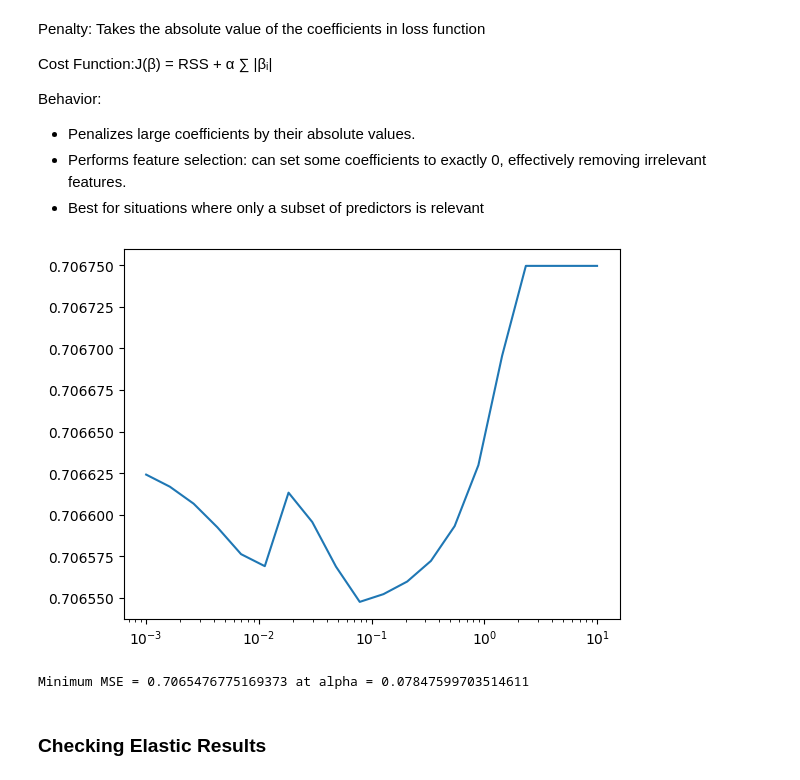
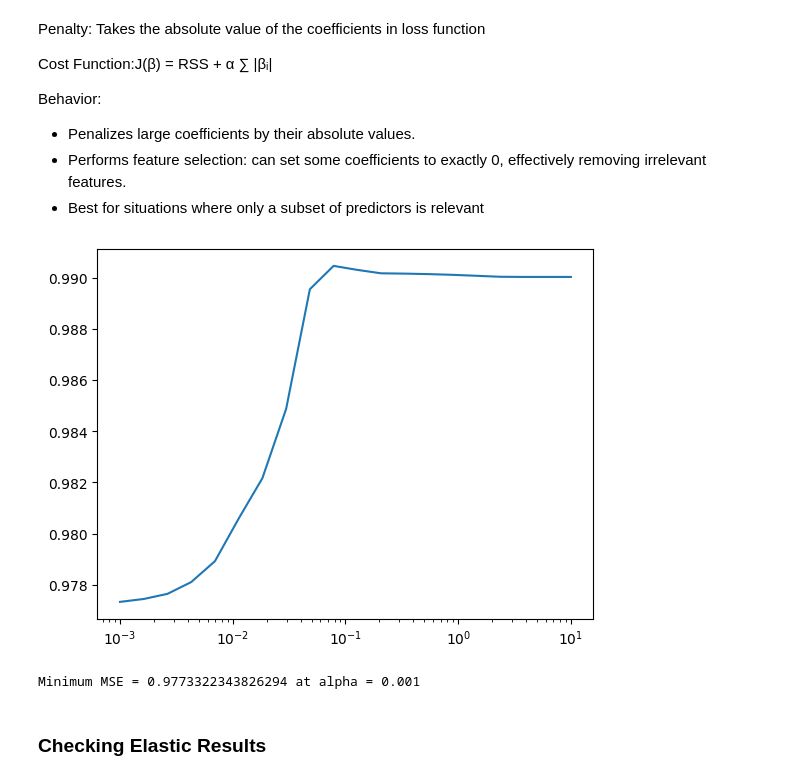
Before and after one commit to nkenny160/ecen-520-final-project, a Jupyter notebook: Jane_Street_Merge.ipynb, the cells around one changed output. Saved outputs shown, nothing was run; the diff lists cells and outputs as text; code cells hidden in the pictures.

```diff
--- a/Jane_Street_Merge.ipynb
+++ b/Jane_Street_Merge.ipynb
@@ -192,6 +174,6 @@ The code uses lists: dropped columns, filled columns, and percent filled. These
 # %%
 # The % threshold of missing values for a given symbol_ID group at which to delete a feature from the whole df.
-percentage_threshold = 10.0
+percentage_threshold = 5
 
 # The processed_groups dataframe is used to store the changes for a given symbol ID.
 processed_groups = pd.DataFrame(columns = ['Symbol ID', 'Dropped Columns', 'Filled Columns', '% Filled'])
@@ -214,17 +196,15 @@ for symbol_id, group in df.groupby('symbol_id'):
 
         # if the feature is empty or the % threshold of missing rows is exceeded --> delete the feature from the df
         if empty_rows == total_rows or empty_rows_percentage >= percentage_threshold:
-            df = df.drop(columns=feature)
-            dropped_columns.append(feature)
+            if feature in df.columns:
+                df = df.drop(columns=feature)
+                dropped_columns.append(feature)
 
 
-        # Forward-fill and backward-fill missing values if lower than threshold and empty rows exist
-        elif empty_rows > 0:
+        elif empty_rows > 0:      # Forward-fill and backward-fill missing values if lower than threshold and empty rows exist
             df.loc[group.index,feature] = group[feature].ffill().bfill()
             filled_columns.append(feature)
             percent_filled.append(empty_rows_percentage)
-
-
 
     # Check if there is data to add to the df for a given symbol_id group
     if dropped_columns or filled_columns or percent_filled:
@@ -236,7 +216,9 @@ for symbol_id, group in df.groupby('symbol_id'):
         })
     processed_groups = pd.concat([processed_groups, new_row], ignore_index=True)
 
-
+remaining_null_columns = df.columns[df.isnull().any()]
+print("Columns with remaining NaNs after ffill and bfill:", remaining_null_columns)
+df = df.drop(columns=remaining_null_columns)
 
 
 # print(processed_groups)
@@ -338,14 +378,13 @@ with pd.option_context('display.max_rows', None, 'display.max_columns', None):
 # %%
-from sklearn.decomposition import PCA
 
-# Number of principal components to initially calculate from a symbol_id's feature set
-n = 3
+# # Number of principal components to initially calculate from a symbol_id's feature set
+# n = 3
 
-for symbol_id, group in df.groupby('symbol_id'):
-    pca = PCA(n_components = n)
-    pca_data_cols = pca.fit_transform(group[df_feature_cols])
-    df.loc[group.index, [f'PCA_{i}' for i in range(1,n+1)]] = pca_data_cols
+# for symbol_id, group in df.groupby('symbol_id'):
+#     pca = PCA(n_components = n)
+#     pca_data_cols = pca.fit_transform(group[df_feature_cols])
+#     df.loc[group.index, [f'PCA_{i}' for i in range(1,n+1)]] = pca_data_cols
 
-df = df.drop(columns = df_feature_cols)
+# df = df.drop(columns = df_feature_cols)
 
-df.head()
+# df.head()
@@ -492,7 +523,7 @@ Our final features are:
 # %%
 TEMPORAL_FEATURES = ['date_id', 'time_id']
 
-MARKET_FEATURES = [f'PCA_{i}' for i in range(1,n+1)]
+MARKET_FEATURES = [f'PCA_{i}' for i in range(1,i+1)]
 
 SYMBOL_FEATURES = [f'symbol_id_{i}' for i in range(max_symbol_id) if f'symbol_id_{i}' in df.columns]
 # %%
@@ -546,11 +574,11 @@ ridge_mse = []
 # Ridge Regression
 # Typical values of alpha are 0.01 to 10,000
 # 20 alpha values from 0.01 to 10000 in logarithmic scaling
-alpha_counter = np.logspace(-2, 4, 20)
+alpha_counter = np.logspace(-2, 4, 50)
 
 
 for a in alpha_counter:
-    ridge = Ridge(alpha=a)
+    ridge = Ridge(alpha=a, random_state=42)
     ridge.fit(train_x, train_y)
     ridge_y_pred = ridge.predict(test_x)
     ridge_mse.append(mean_squared_error(test_y, ridge_y_pred))
@@ -585,30 +623,30 @@ Behavior:
 - Best for situations where only a subset of predictors is relevant
 # %%
 lasso_mse = []
-Lalpha_counter = np.logspace(-3, 1, 20)
+Lalpha_counter = np.logspace(-3, 1, 40)
 
 
 for a in Lalpha_counter:
-    lasso = Lasso(alpha=a)
+    lasso = Lasso(alpha=a, random_state=42)
     lasso.fit(train_x, train_y)
     lasso_y_pred = lasso.predict(test_x)
     lasso_mse.append(mean_squared_error(test_y, lasso_y_pred))
     del lasso
 
 
 plt.plot(Lalpha_counter,lasso_mse)
 plt.xscale('log')
 plt.show()
 
 
 
 # argmin() finds index of minimnum value
 min_mse_index = np.argmin(lasso_mse)
 print(f'Minimum MSE = {lasso_mse[min_mse_index]} at alpha = {Lalpha_counter[min_mse_index]}')
 la = Lalpha_counter[min_mse_index]
 # %% [output]
-[figure, old version]
+[figure, new version]
-Minimum MSE = 0.7065476775169373 at alpha = 0.07847599703514611
+Minimum MSE = 0.9773322343826294 at alpha = 0.001
 # %% [markdown]
 ### Checking Elastic Results
 # %% [markdown]
```
Also changed, not shown: parts of 36 cells of this notebook.
